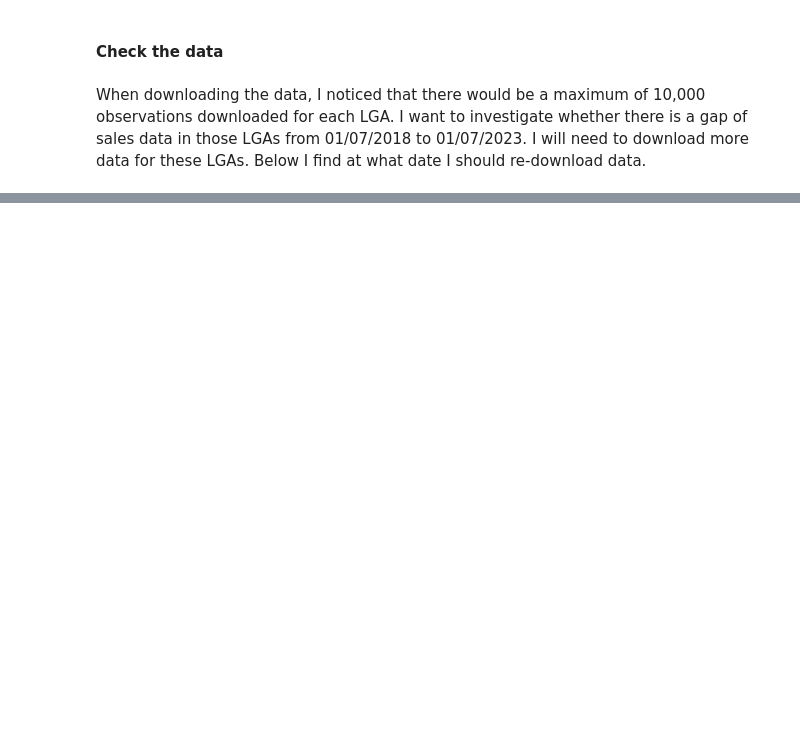
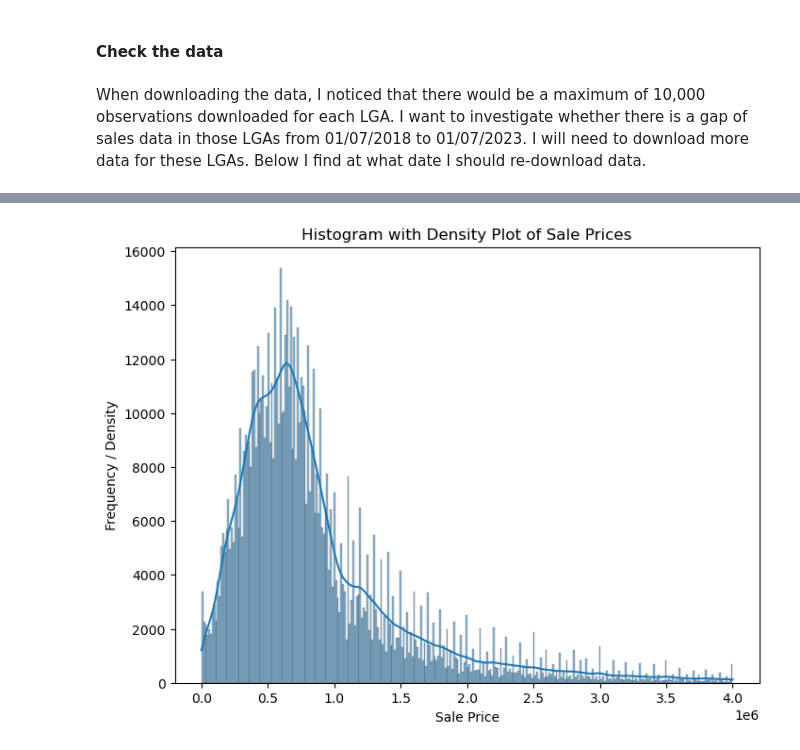
Before and after one commit to eternalBackPain/NSW-Property-Data, a Jupyter notebook: analysis.ipynb, the cells around one changed output, grey strips where cells are left out. Saved outputs shown, nothing was run; the diff lists cells and outputs as text; code cells hidden in the pictures; blank space fills up the shorter version.

```diff
--- a/analysis.ipynb
+++ b/analysis.ipynb
@@ -65,0 +192,11 @@ for lga in lgas_with_10000_sales.index:
+# %%
+lessthan4m_df = df[df['Sale Price'] <= 4000000]
+
+plt.figure(figsize=(8, 6))
+sns.histplot(lessthan4m_df['Sale Price'], kde=True)
+plt.xlabel('Sale Price')
+plt.ylabel('Frequency / Density')
+plt.title('Histogram with Density Plot of Sale Prices')
+plt.show()
+# %% [output]
+[figure, added]
```
Also changed, not shown: parts of 20 cells of this notebook, 3 other files.
